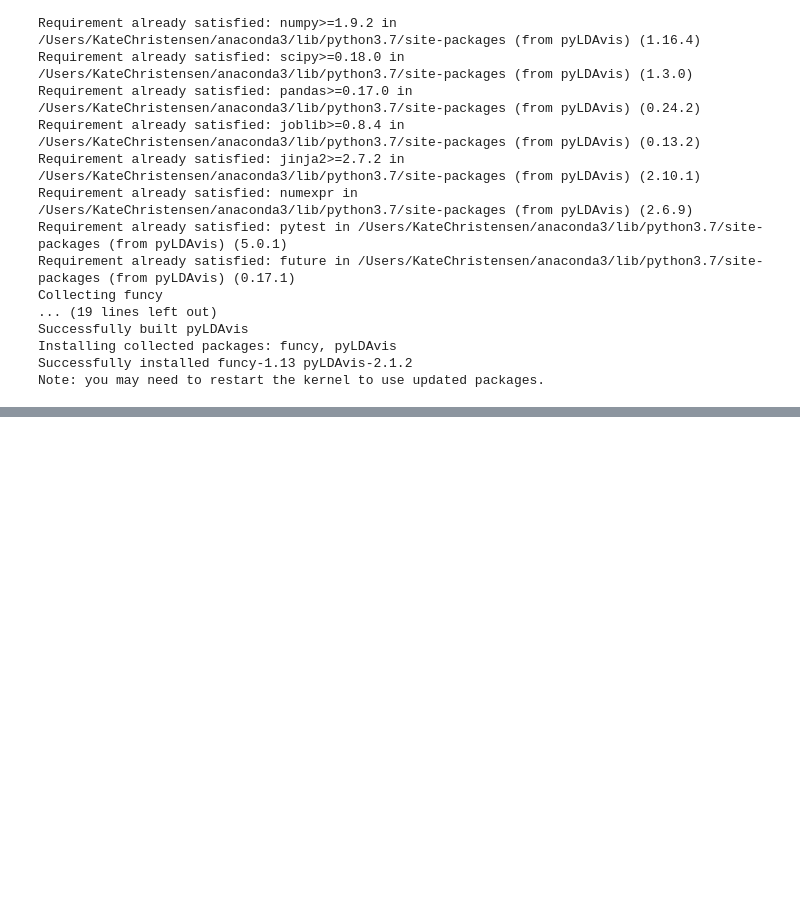
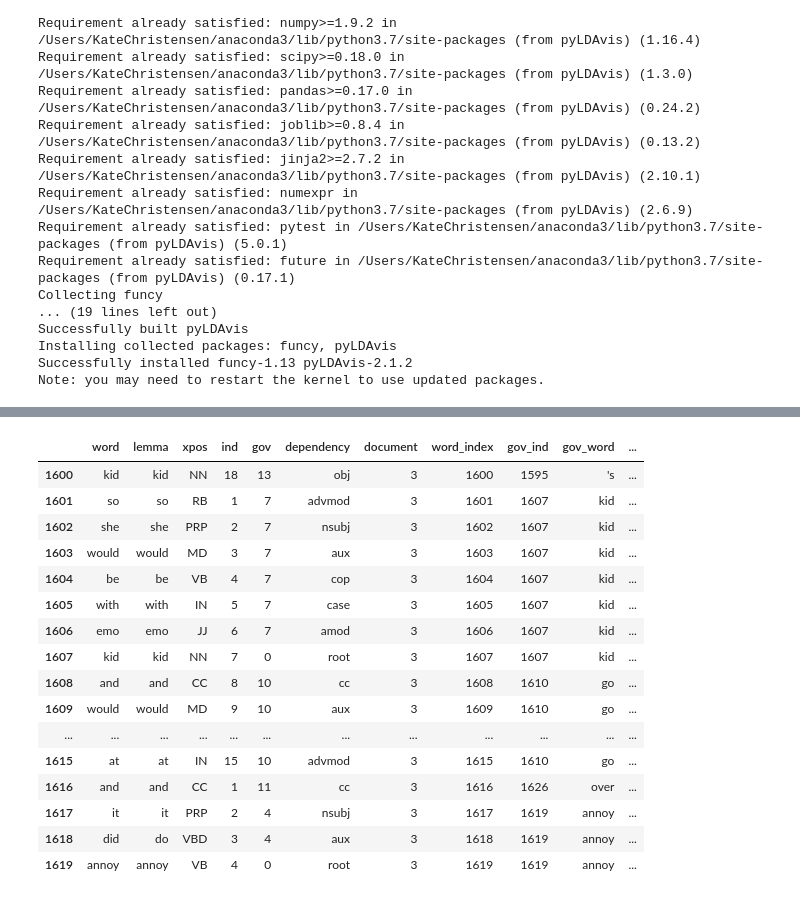
Before and after one commit to k-christensen/MeToo_in_STEM, a Jupyter notebook: exploratory.ipynb, the cells around one changed output, grey strips where cells are left out. Drawn from its saved outputs; the diff is of its cells as text; code cells hidden in the pictures; blank space fills up the shorter version.

```diff
--- a/exploratory.ipynb
+++ b/exploratory.ipynb
@@ -1325,0 +1565,21 @@ topic
+# %%
+df_reddit.loc[df_reddit.lemma=="go"]
+df_reddit.iloc[1600:1620]
+# %% [output]
+|  | word | lemma | xpos | ind | gov | dependency | document | word_index | gov_ind | gov_word | ... |
+| 1600 | kid | kid | NN | 18 | 13 | obj | 3 | 1600 | 1595 | 's | ... |
+| 1601 | so | so | RB | 1 | 7 | advmod | 3 | 1601 | 1607 | kid | ... |
+| 1602 | she | she | PRP | 2 | 7 | nsubj | 3 | 1602 | 1607 | kid | ... |
+| 1603 | would | would | MD | 3 | 7 | aux | 3 | 1603 | 1607 | kid | ... |
+| 1604 | be | be | VB | 4 | 7 | cop | 3 | 1604 | 1607 | kid | ... |
+| 1605 | with | with | IN | 5 | 7 | case | 3 | 1605 | 1607 | kid | ... |
+| 1606 | emo | emo | JJ | 6 | 7 | amod | 3 | 1606 | 1607 | kid | ... |
+| 1607 | kid | kid | NN | 7 | 0 | root | 3 | 1607 | 1607 | kid | ... |
+| 1608 | and | and | CC | 8 | 10 | cc | 3 | 1608 | 1610 | go | ... |
+| 1609 | would | would | MD | 9 | 10 | aux | 3 | 1609 | 1610 | go | ... |
+| ... | ... | ... | ... | ... | ... | ... | ... | ... | ... | ... | ... |
+| 1615 | at | at | IN | 15 | 10 | advmod | 3 | 1615 | 1610 | go | ... |
+| 1616 | and | and | CC | 1 | 11 | cc | 3 | 1616 | 1626 | over | ... |
+| 1617 | it | it | PRP | 2 | 4 | nsubj | 3 | 1617 | 1619 | annoy | ... |
+| 1618 | did | do | VBD | 3 | 4 | aux | 3 | 1618 | 1619 | annoy | ... |
+| 1619 | annoy | annoy | VB | 4 | 0 | root | 3 | 1619 | 1619 | annoy | ... |
```
Also changed, not shown: parts of 39 cells of this notebook, 1 other file.
